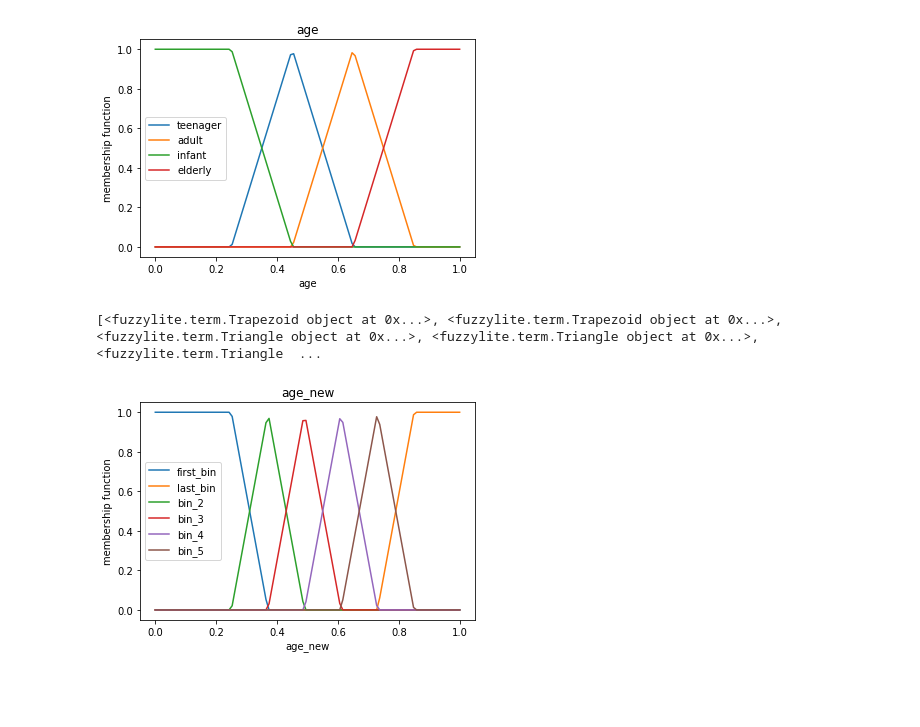
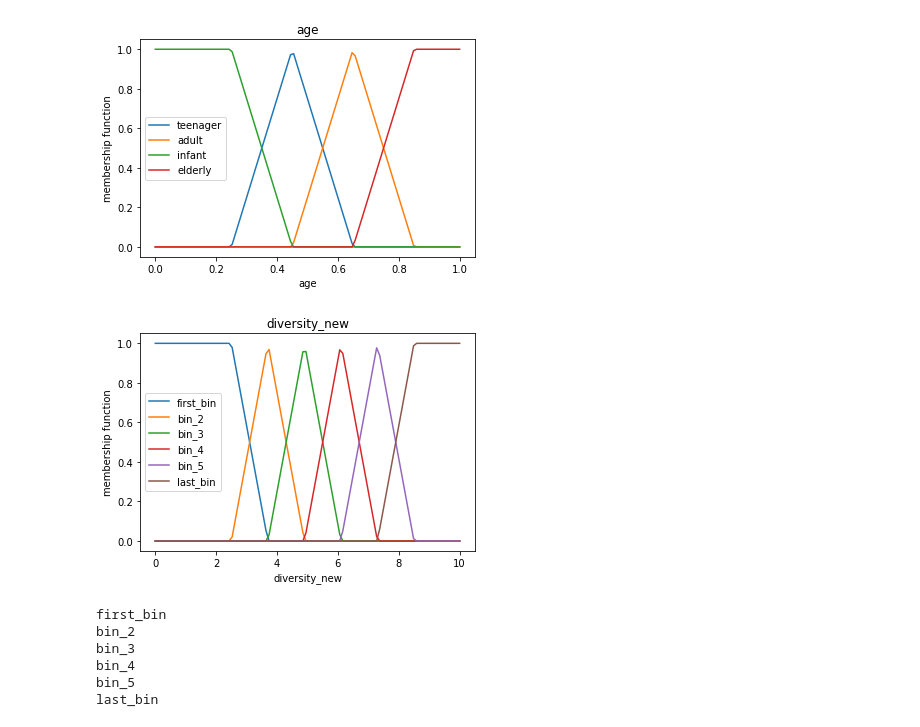
Before and after one commit to Arattel/Fuzzy_genetic_algorithms_implementations, a Jupyter notebook: partitions.ipynb, the cells around one changed output. Drawn from its saved outputs; the diff is of its cells as text; code cells hidden in the pictures; blank space fills up the shorter version.

```diff
--- a/partitions.ipynb
+++ b/partitions.ipynb
@@ -18,13 +18,15 @@ age = fl.InputVariable(
 # %%
 age_vals = np.linspace(0, 1, 100)
 # %%
-def plot_variable(var):
+def plot_variable(var, universe):
     plt.title(var.name)
     linguistic_terms_names = []
+    vals = np.linspace(*universe, 100)
+
 
     for term in var.terms:
-        membership_fn = [term.membership(e) for e in age_vals]
-        plt.plot(age_vals, membership_fn)
+        membership_fn = [term.membership(e) for e in vals]
+        plt.plot(vals, membership_fn)
         linguistic_terms_names.append(term.name)
     plt.legend(linguistic_terms_names)
     plt.xlabel(var.name)
@@ -47,12 +49,11 @@ def generate_var_terms(universe: tuple[float], trapezoid_points: tuple[float], n
         list[fl.Term]: list of terms
     """
     points = np.linspace(trapezoid_points[0], trapezoid_points[1], n_terms)
-    terms = [fl.Trapezoid("first_bin", universe[0] - 1, universe[0], points[0], points[1]),
-             fl.Trapezoid("last_bin", points[-2], points[-1], universe[1], universe[1] + 1),]
+    terms = [fl.Trapezoid("first_bin", universe[0] - 1, universe[0], points[0], points[1])]
 
     if len(points) > 2:
-        for i in range(n_terms - 2):
-            index = i + 2
+        for index in range(n_terms - 2):
+            index = index + 2
             term = fl.Triangle(f'bin_{index}', points[i], points[i + 1], points[i + 2])
             terms.append(term)
-    return terms
+    return terms + [fl.Trapezoid("last_bin", points[-2], points[-1], universe[1], universe[1] + 1)]
@@ -59,7 +63,19 @@ def generate_var_terms(universe: tuple[float], trapezoid_points: tuple[float], n
 # %%
 age_new = fl.InputVariable('age_new', enabled=True, minimum=0, maximum=1,
                            terms=generate_var_terms(universe=(0, 1), trapezoid_points=(.25, .85), n_terms=6))
-plot_variable(age_new)
+
+diversity_new =  fl.InputVariable('diversity_new', enabled=True, minimum=0, maximum=10,
+                           terms=generate_var_terms(universe=(0, 10), trapezoid_points=(2.5, 8.5), n_terms=6))
+plot_variable(diversity_new, universe=(0, 10))
 # %% [output]
-[<fuzzylite.term.Trapezoid object at 0x...>, <fuzzylite.term.Trapezoid object at 0x...>, <fuzzylite.term.Triangle object at 0x...>, <fuzzylite.term.Triangle object at 0x...>, <fuzzylite.term.Triangle  ...
-[figure, old version]
+[figure, new version]
+# %%
+for i in age_new.terms:
+    print(i.name)
+# %% [output]
+first_bin
+bin_2
+bin_3
+bin_4
+bin_5
+last_bin
```
Also changed, not shown: parts of 4 cells of this notebook.
